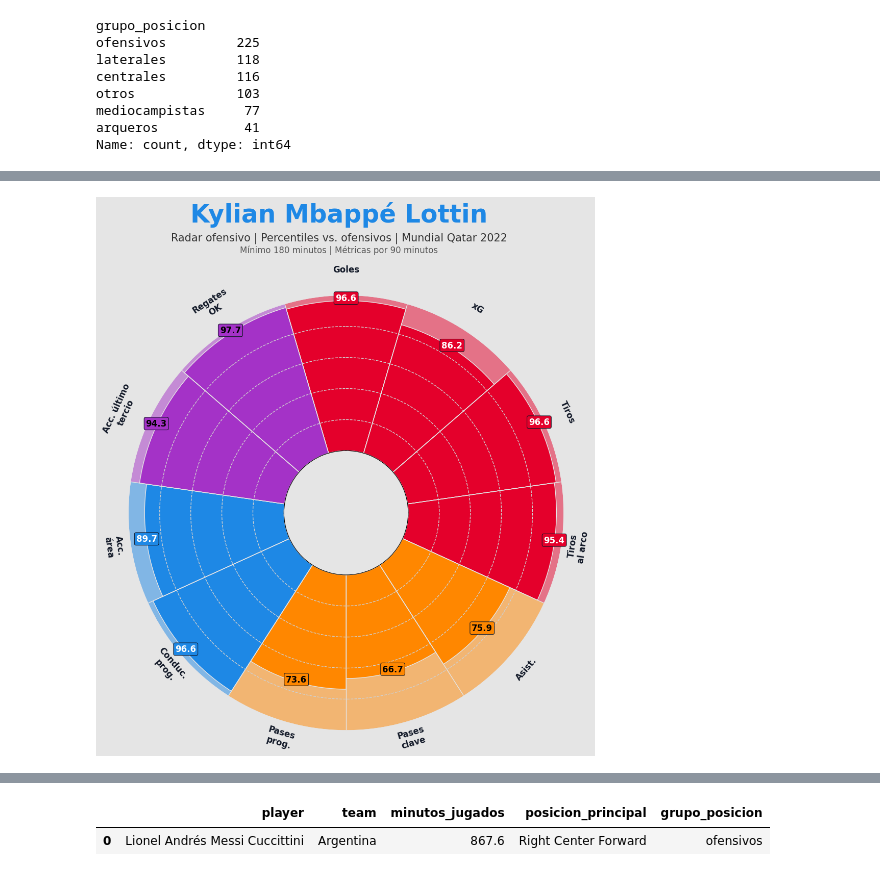
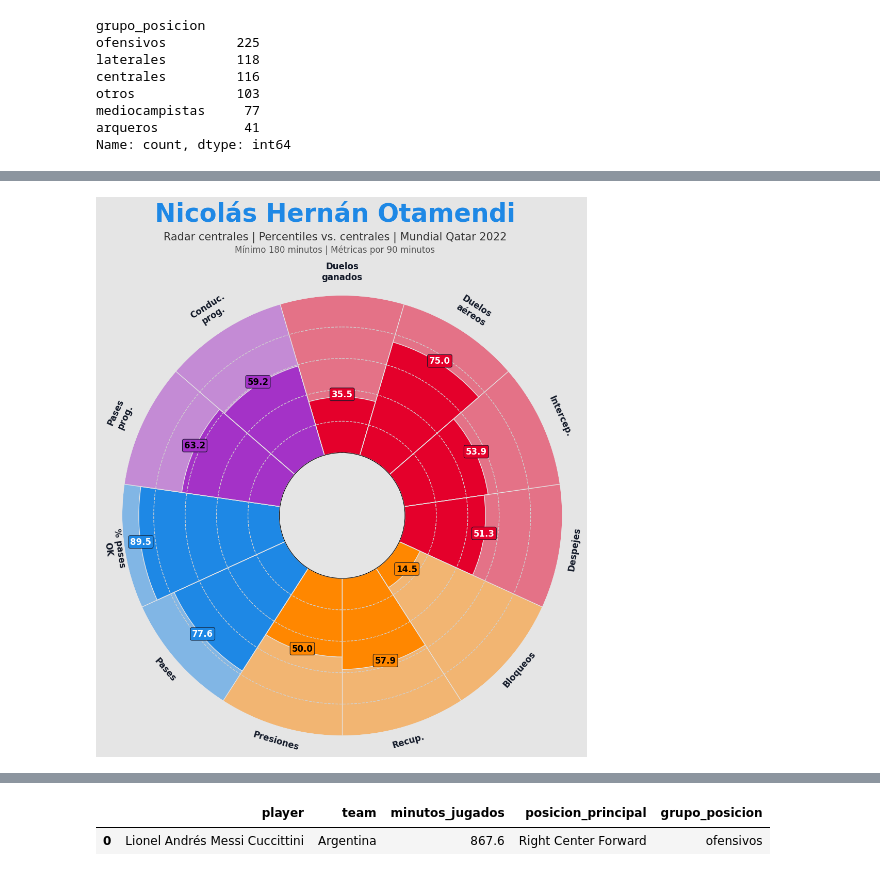
Before and after one commit to malcolmdpc/patrones-lab, a Jupyter notebook: 2026-04_futbol-statsbomb/notebooks/03_radar_valoracion_jugador.ipynb, the cells around one changed output, grey strips where cells are left out. Saved outputs shown, nothing was run; the diff lists cells and outputs as text; code cells hidden in the pictures.

Commit message:
update radar

```diff
--- a/2026-04_futbol-statsbomb/notebooks/03_radar_valoracion_jugador.ipynb
+++ b/2026-04_futbol-statsbomb/notebooks/03_radar_valoracion_jugador.ipynb
@@ -36,10 +36,11 @@ parámetros
 nombre_competicion = "FIFA World Cup"
 temporada = "2022"
 
-jugador_objetivo = "Kylian Mbappé Lottin"
+jugador_objetivo = "Nicolás Hernán Otamendi"
 
 minutos_minimos = 180
-grupo_posicion = "ofensivos"
+grupo_posicion = "centrales"
+perfil_radar = "centrales"
 
 incluir_penales = False
 # %%
@@ -648,4 +748,36 @@ nombres_metricas = {
 }
+# %%
+nombres_por_perfil = {
+    "ofensivos": {
+        "goles_p90": "Goles",
+        "xg_p90": "xG",
+        "tiros_p90": "Tiros",
+        "tiros_arco_p90": "Tiros\nal arco",
+        "asistencias_p90": "Asist.",
+        "pases_clave_p90": "Pases\nclave",
+        "pases_progresivos_p90": "Pases\nprog.",
+        "conducciones_progresivas_p90": "Conduc.\nprog.",
+        "acciones_area_p90": "Acc.\nárea",
+        "acciones_ultimo_tercio_p90": "Acc. último\ntercio",
+        "regates_ok_p90": "Regates\nOK"
+    },
+    "centrales": {
+        "duelos_ganados_p90": "Duelos\nganados",
+        "duelos_aereos_ganados_p90": "Duelos\naéreos",
+        "intercepciones_p90": "Intercep.",
+        "despejes_p90": "Despejes",
+        "bloqueos_p90": "Bloqueos",
+        "recuperaciones_p90": "Recup.",
+        "presiones_p90": "Presiones",
+        "pases_p90": "Pases",
+        "pases_completados_pct": "% pases\nOK",
+        "pases_progresivos_p90": "Pases\nprog.",
+        "conducciones_progresivas_p90": "Conduc.\nprog."
+    }
+}
+# %%
+metricas_radar = metricas_por_perfil[perfil_radar]
+nombres_metricas = nombres_por_perfil[perfil_radar]
 # %%
 df_percentiles = df_universo.copy()
 
@@ -737,7 +869,7 @@ fig, ax = pizza.make_pizza(
     slice_colors=colores_porcion,
     value_colors=colores_texto,
     value_bck_colors=colores_porcion,
-    param_location=115,
+    param_location=111,
     kwargs_slices=dict(
         edgecolor="#E5E5E5",
         linewidth=1),
@@ -761,35 +893,35 @@ fig.set_facecolor("#E5E5E5")
 
 fig.text(
     0.5,
     0.97,
     jugador_objetivo,
     ha="center",
     fontsize=35,
     fontweight="bold",
     fontfamily=fuente_grafico,
     color="#1E88E5")
 
 fig.text(
     0.5,
     0.94,
-    f"Radar ofensivo | Percentiles vs. {grupo_posicion} | Mundial Qatar 2022",
+    f"Radar {perfil_radar} | Percentiles vs. {grupo_posicion} | Mundial Qatar 2022",
     ha="center",
     fontsize=15,
     fontfamily=fuente_grafico,
     color="#333333")
 
 fig.text(
     0.5,
     0.92,
     f"Mínimo {minutos_minimos} minutos | Métricas por 90 minutos",
     ha="center",
     fontsize=12,
     fontfamily=fuente_grafico,
     color="#555555")
 
 plt.show()
 # %% [output]
-[figure, old version]
+[figure, new version]
 # %%
 columnas_resumen = [
     "player",
```
Also changed, not shown: parts of 13 cells of this notebook.
